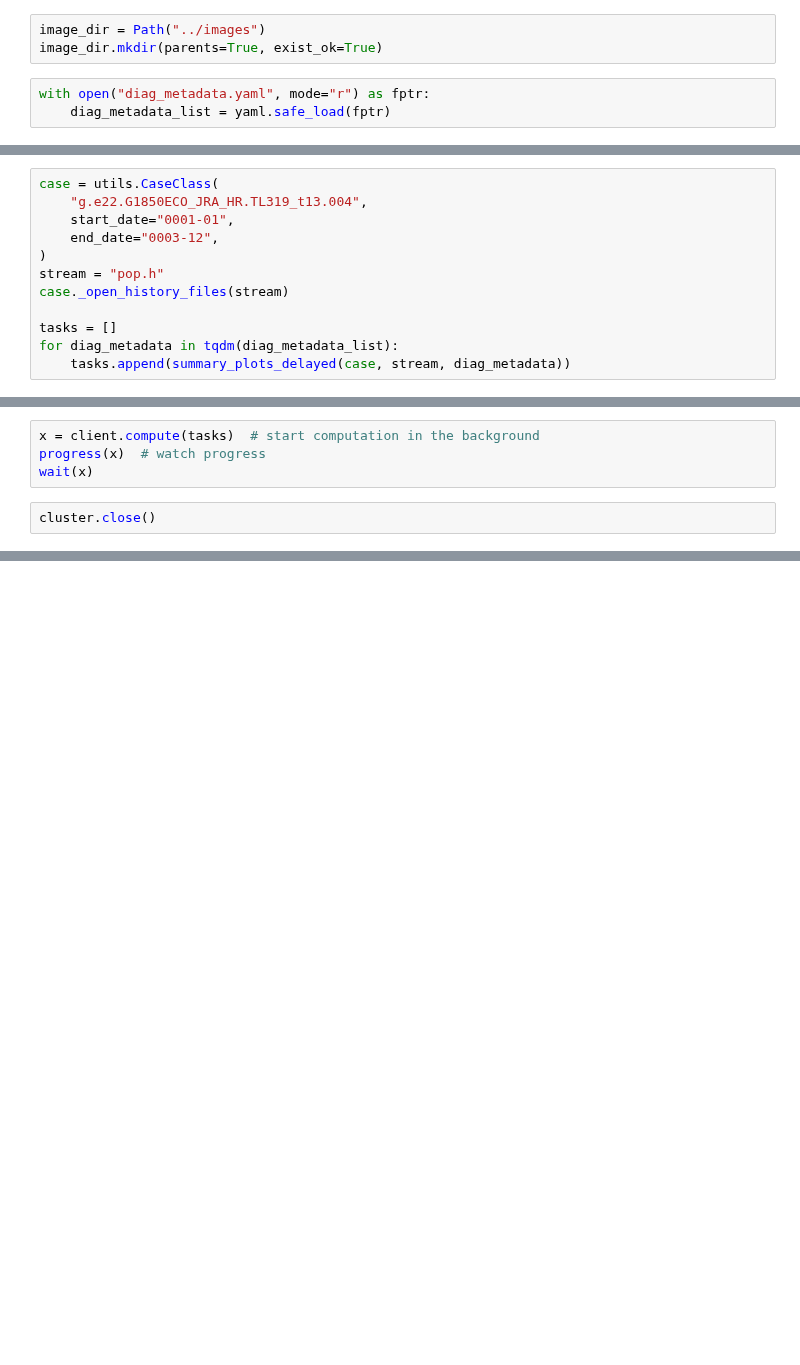
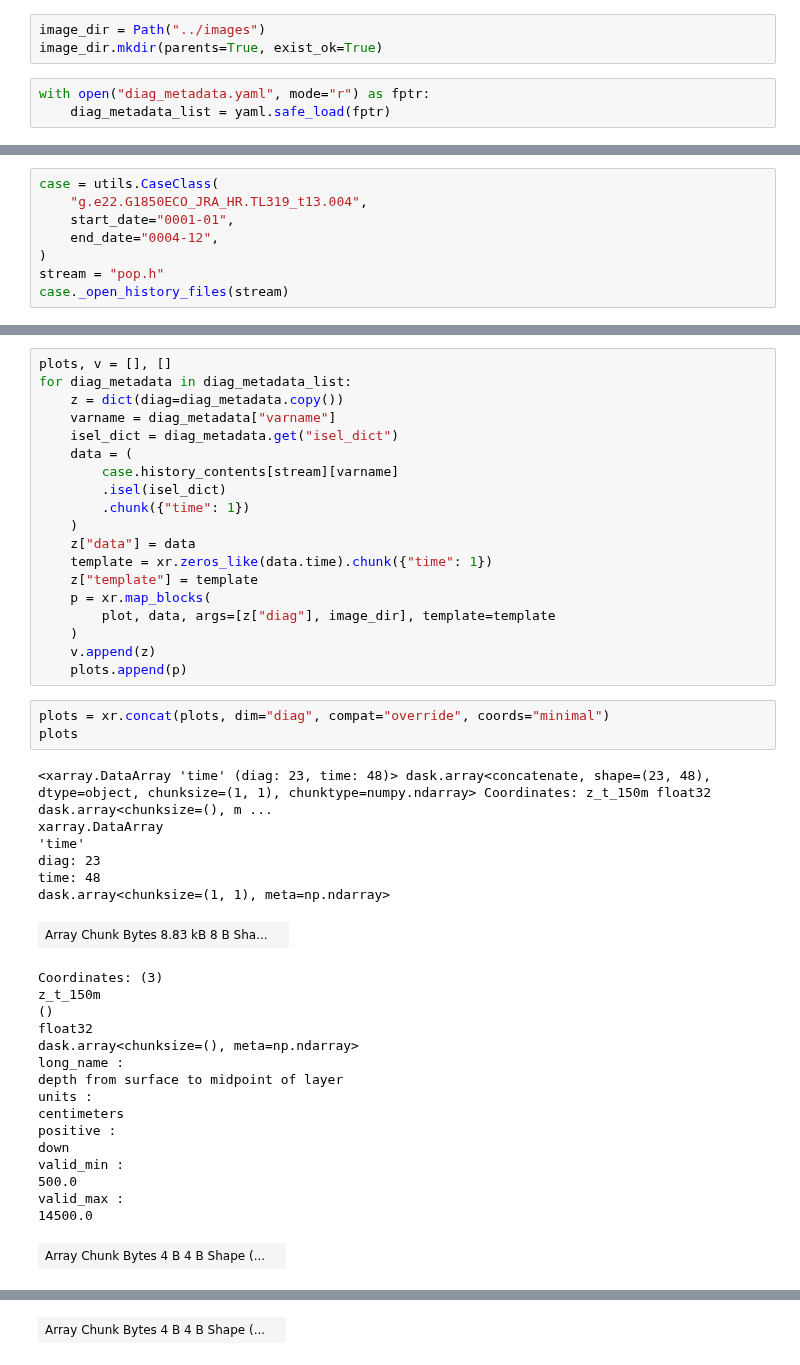
Before and after one commit to marbl-ecosys/HiRes-CESM-analysis, a Jupyter notebook: notebooks/plot_suite_maps.ipynb, the cells around one changed output, grey strips where cells are left out. Saved outputs shown, nothing was run; the diff lists cells and outputs as text; blank space fills up the shorter version.

Commit message:
Updated viewer + plot generation with map_blocks

```diff
--- a/notebooks/plot_suite_maps.ipynb
+++ b/notebooks/plot_suite_maps.ipynb
@@ -88,11 +85,7 @@ summary_plots_delayed = dask.delayed(summary_plots)
 case = utils.CaseClass(
     "g.e22.G1850ECO_JRA_HR.TL319_t13.004",
     start_date="0001-01",
-    end_date="0003-12",
+    end_date="0004-12",
 )
 stream = "pop.h"
 case._open_history_files(stream)
-
-tasks = []
-for diag_metadata in tqdm(diag_metadata_list):
-    tasks.append(summary_plots_delayed(case, stream, diag_metadata))
@@ -99,6 +95,46 @@ for diag_metadata in tqdm(diag_metadata_list):
-# %%
-x = client.compute(tasks)  # start computation in the background
-progress(x)  # watch progress
-wait(x)
-# %%
-cluster.close()
+# %%
+plots, v = [], []
+for diag_metadata in diag_metadata_list:
+    z = dict(diag=diag_metadata.copy())
+    varname = diag_metadata["varname"]
+    isel_dict = diag_metadata.get("isel_dict")
+    data = (
+        case.history_contents[stream][varname]
+        .isel(isel_dict)
+        .chunk({"time": 1})
+    )
+    z["data"] = data
+    template = xr.zeros_like(data.time).chunk({"time": 1})
+    z["template"] = template
+    p = xr.map_blocks(
+        plot, data, args=[z["diag"], image_dir], template=template
+    )
+    v.append(z)
+    plots.append(p)
+# %%
+plots = xr.concat(plots, dim="diag", compat="override", coords="minimal")
+plots
+# %% [output]
+<xarray.DataArray 'time' (diag: 23, time: 48)> dask.array<concatenate, shape=(23, 48), dtype=object, chunksize=(1, 1), chunktype=numpy.ndarray> Coordinates: z_t_150m float32 dask.array<chunksize=(), m ...
+xarray.DataArray
+'time'
+diag: 23
+time: 48
+dask.array<chunksize=(1, 1), meta=np.ndarray>
+| Array Chunk Bytes 8.83 kB 8 B Sha... |  |
+Coordinates: (3)
+z_t_150m
+()
+float32
+dask.array<chunksize=(), meta=np.ndarray>
+long_name :
+depth from surface to midpoint of layer
+units :
+centimeters
+positive :
+down
+valid_min :
+500.0
+valid_max :
+14500.0
+| Array Chunk Bytes 4 B 4 B Shape (... |  |
@@ -104,0 +155 @@ cluster.close()
+| Array Chunk Bytes 4 B 4 B Shape (... |  |
```
Also changed, not shown: parts of 6 cells of this notebook, 1 other file.
